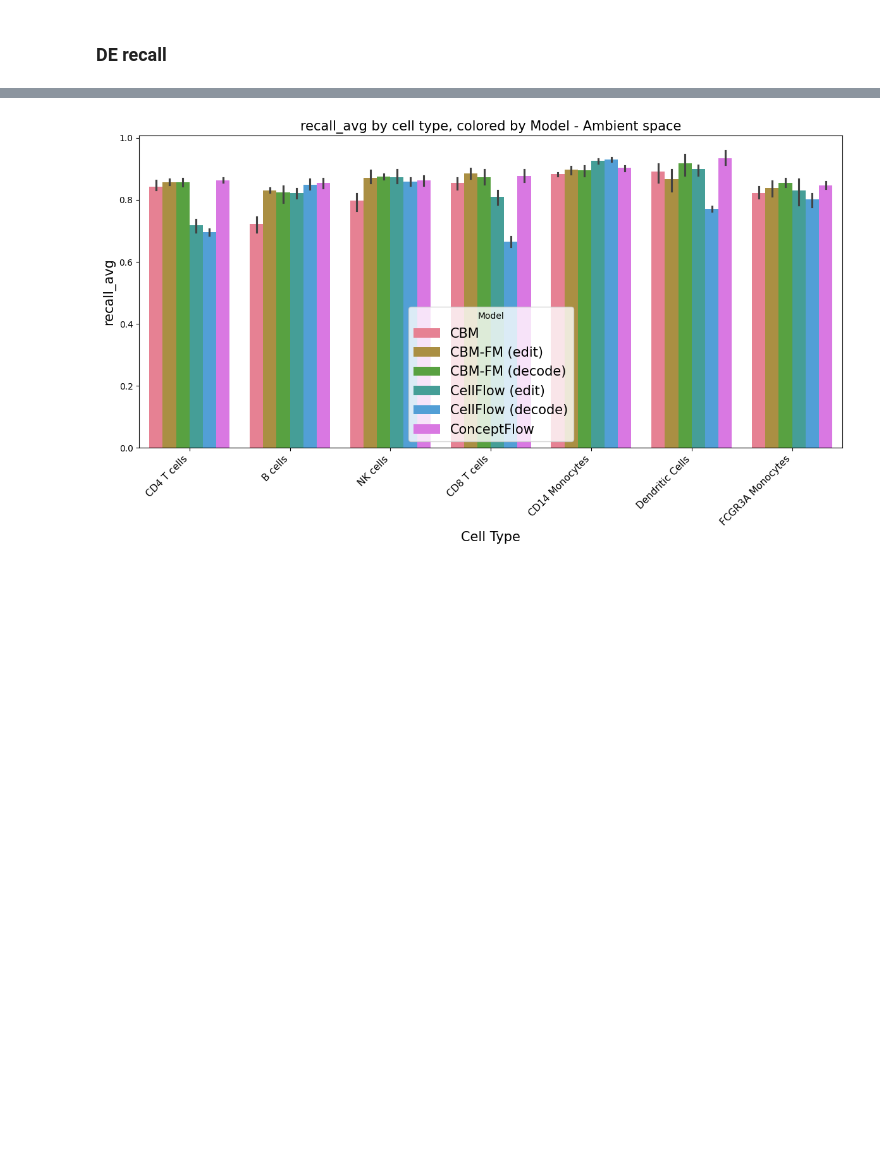
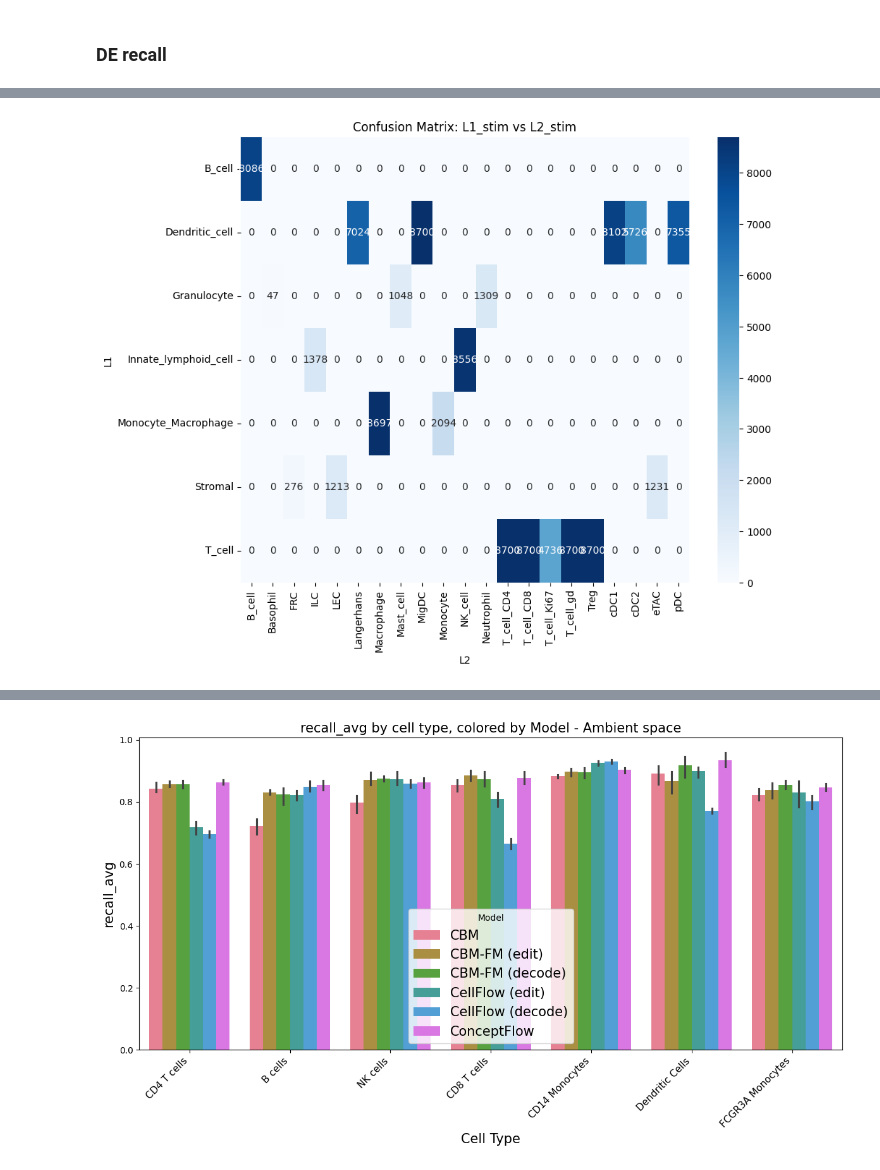
Before and after one commit to almaan/scCBGM, a Jupyter notebook: notebooks/analysis/results_aggregation.ipynb, the cells around one changed output, grey strips where cells are left out. Saved outputs shown, nothing was run; the diff lists cells and outputs as text; code cells hidden in the pictures; blank space fills up the shorter version.

```diff
--- a/notebooks/analysis/results_aggregation.ipynb
+++ b/notebooks/analysis/results_aggregation.ipynb
@@ -192,0 +421,14 @@ plt.show()
+# %%
+import anndata as ad
+adata = ad.read_h5ad("/braid/havivd/immune_dictionary/lig_seurat_with_concepts_v2.h5ad")
+# %%
+# Confusion matrix for L1_stim vs L2_stim
+confusion_matrix = adata.obs.groupby(["cell_type_L1","cell_type_L2"]).size().unstack(fill_value=0)
+plt.figure(figsize=(10,8))
+sns.heatmap(confusion_matrix, annot=True, fmt='d', cmap='Blues')
+plt.title('Confusion Matrix: L1_stim vs L2_stim')
+plt.ylabel('L1')
+plt.xlabel('L2')
+plt.show()
+# %% [output]
+[figure, added]
```
Also changed, not shown: parts of 16 cells of this notebook, 13 other files.
